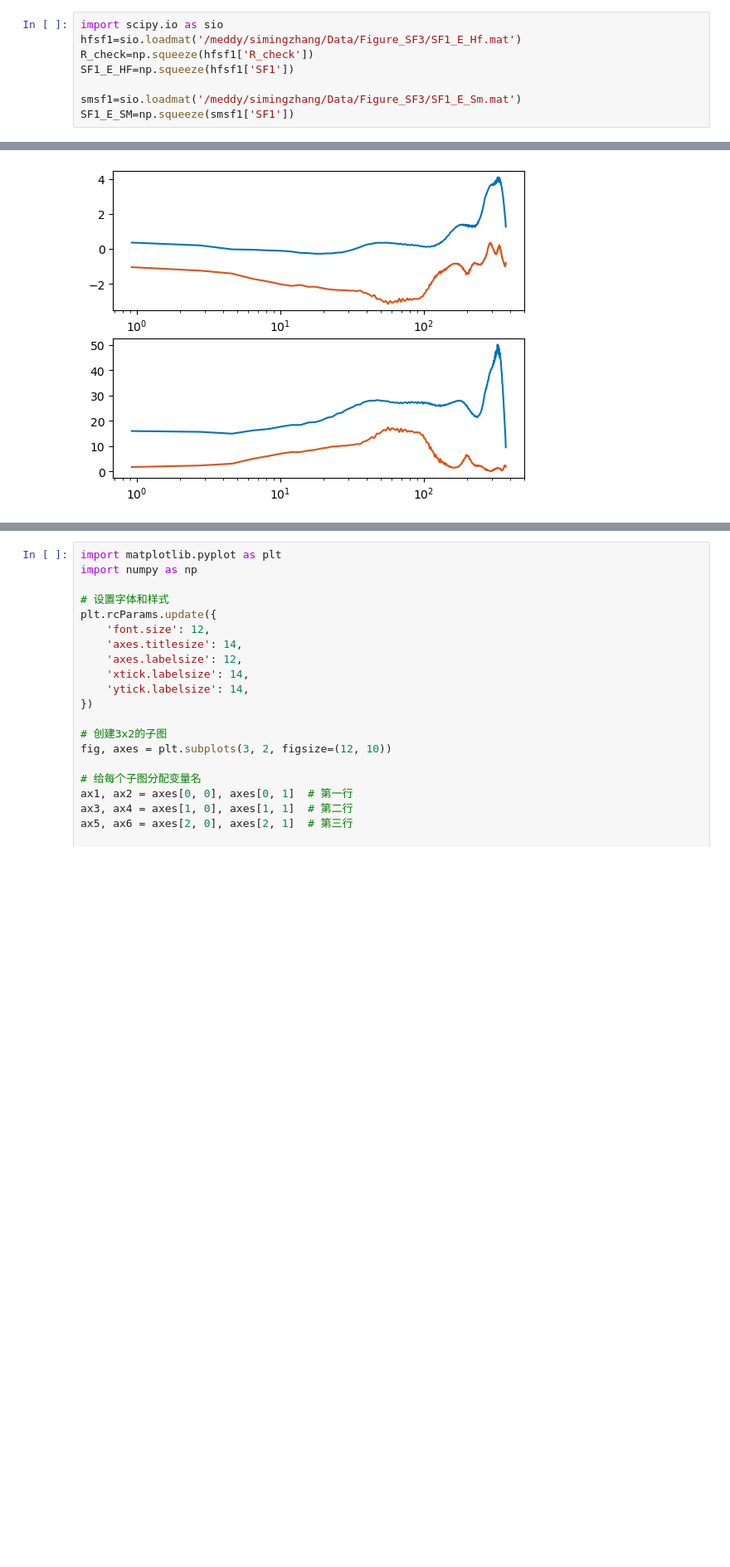
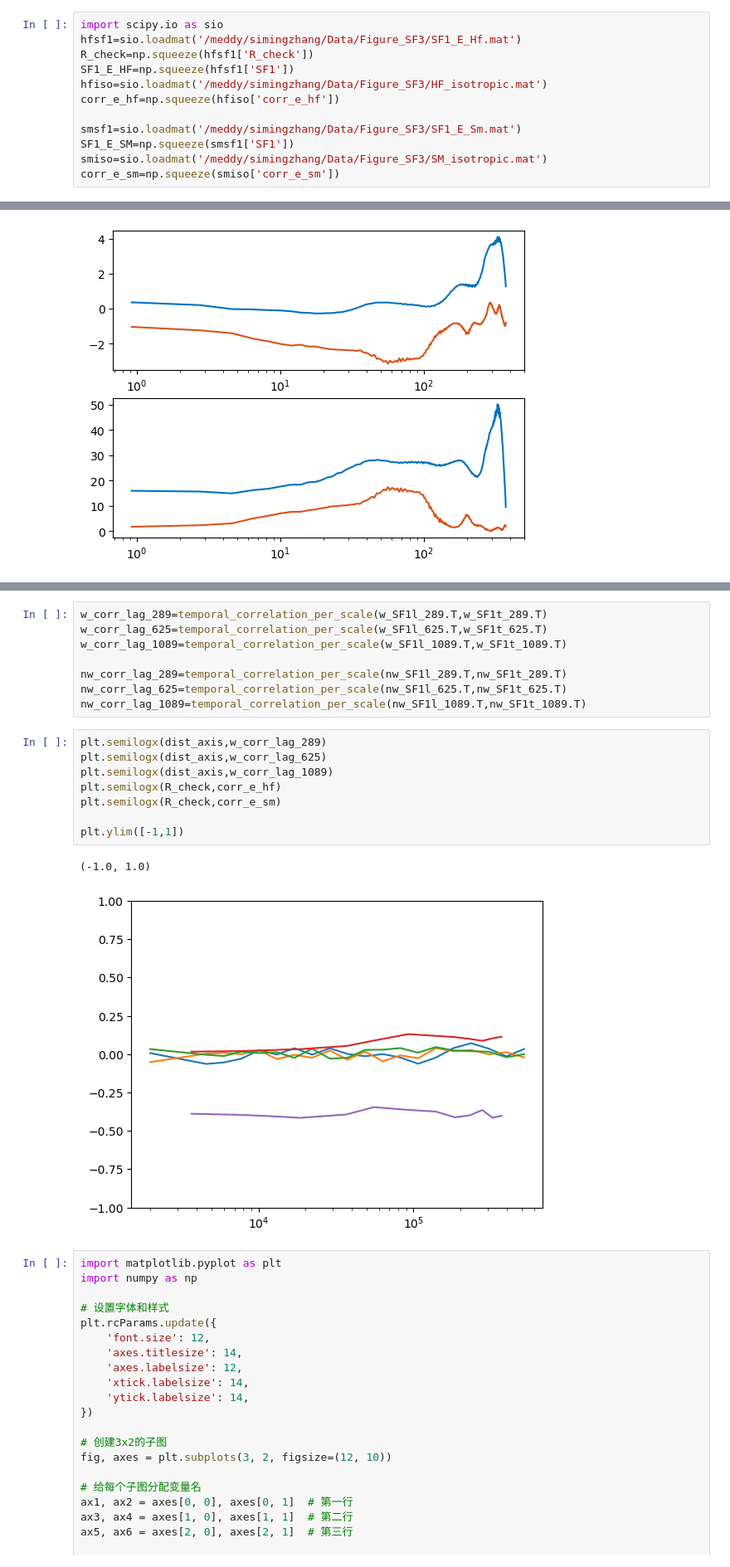
Before and after one commit to zsm1-hub/China_Israel, a Jupyter notebook: Fig4_Guassian_bootstrap.ipynb, the cells around one changed output, grey strips where cells are left out. Shown at 83% size. Saved outputs shown, nothing was run; the diff lists cells and outputs as text; blank space fills up the shorter version.

```diff
--- a/Fig4_Guassian_bootstrap.ipynb
+++ b/Fig4_Guassian_bootstrap.ipynb
@@ -250,9 +312,13 @@ import scipy.io as sio
 hfsf1=sio.loadmat('/meddy/simingzhang/Data/Figure_SF3/SF1_E_Hf.mat')
 R_check=np.squeeze(hfsf1['R_check'])
 SF1_E_HF=np.squeeze(hfsf1['SF1'])
+hfiso=sio.loadmat('/meddy/simingzhang/Data/Figure_SF3/HF_isotropic.mat')
+corr_e_hf=np.squeeze(hfiso['corr_e_hf'])
 
 smsf1=sio.loadmat('/meddy/simingzhang/Data/Figure_SF3/SF1_E_Sm.mat')
 SF1_E_SM=np.squeeze(smsf1['SF1'])
+smiso=sio.loadmat('/meddy/simingzhang/Data/Figure_SF3/SM_isotropic.mat')
+corr_e_sm=np.squeeze(smiso['corr_e_sm'])
 # %%
 w_sf1_289=sio.loadmat('/meddy/simingzhang/Data/Parcels_data/tranV_onetime_roughdistr_tukey/wave_pars_P289T1940_roughbootstrap_SF1.mat')
 w_SF1_289=np.squeeze(w_sf1_289['SF1'])
@@ -393,3 +489,22 @@ Text(0, 0.5, 'Kurtosis')
+# %%
+w_corr_lag_289=temporal_correlation_per_scale(w_SF1l_289.T,w_SF1t_289.T)
+w_corr_lag_625=temporal_correlation_per_scale(w_SF1l_625.T,w_SF1t_625.T)
+w_corr_lag_1089=temporal_correlation_per_scale(w_SF1l_1089.T,w_SF1t_1089.T)
+
+nw_corr_lag_289=temporal_correlation_per_scale(nw_SF1l_289.T,nw_SF1t_289.T)
+nw_corr_lag_625=temporal_correlation_per_scale(nw_SF1l_625.T,nw_SF1t_625.T)
+nw_corr_lag_1089=temporal_correlation_per_scale(nw_SF1l_1089.T,nw_SF1t_1089.T)
+# %%
+plt.semilogx(dist_axis,w_corr_lag_289)
+plt.semilogx(dist_axis,w_corr_lag_625)
+plt.semilogx(dist_axis,w_corr_lag_1089)
+plt.semilogx(R_check,corr_e_hf)
+plt.semilogx(R_check,corr_e_sm)
+
+plt.ylim([-1,1])
+# %% [output]
+(-1.0, 1.0)
+[figure, added]
 # %%
 import matplotlib.pyplot as plt
 import numpy as np
```
Also changed, not shown: parts of 21 cells of this notebook, 4 other files.
